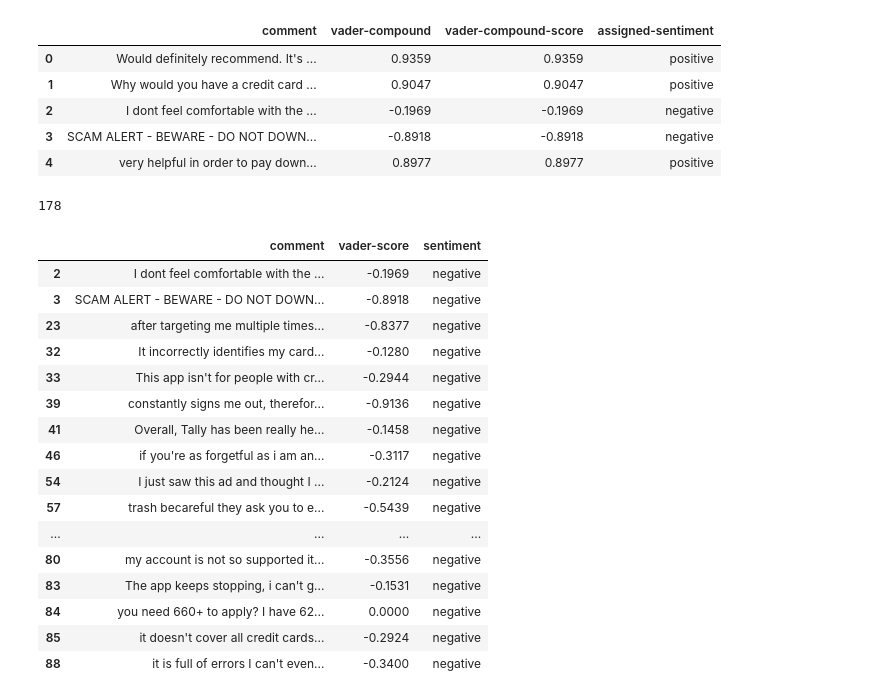
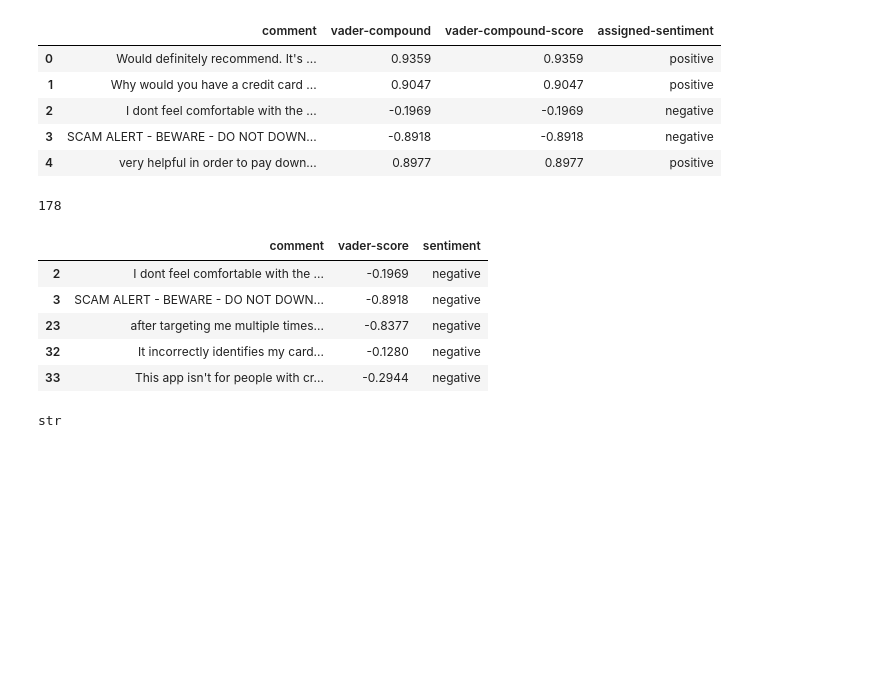
Before and after one commit to shashwatx/ps-miner, a Jupyter notebook: notebooks/SentimentAnalysis.ipynb, the cells around one changed output. Cells and saved outputs as stored; diff of their text form; code cells hidden in the pictures; blank space fills up the shorter version.

```diff
--- a/notebooks/SentimentAnalysis.ipynb
+++ b/notebooks/SentimentAnalysis.ipynb
@@ -75,23 +75,15 @@ negativeReviews=reviews[reviews['assigned-sentiment']=='negative']
 # %%
 len(negatives)
 pd.set_option('display.max_colwidth', -1)
-negatives.head(20)
+negatives.head(5)
+textSeq=''.join(negatives['comment'])
+type(textSeq)
 # %% [output]
 178
 |  | comment | vader-score | sentiment |
 | 2 | I dont feel comfortable with the ... | -0.1969 | negative |
 | 3 | SCAM ALERT - BEWARE - DO NOT DOWN... | -0.8918 | negative |
 | 23 | after targeting me multiple times... | -0.8377 | negative |
 | 32 | It incorrectly identifies my card... | -0.1280 | negative |
 | 33 | This app isn't for people with cr... | -0.2944 | negative |
-| 39 | constantly signs me out, therefor... | -0.9136 | negative |
-| 41 | Overall, Tally has been really he... | -0.1458 | negative |
-| 46 | if you're as forgetful as i am an... | -0.3117 | negative |
-| 54 | I just saw this ad and thought I ... | -0.2124 | negative |
-| 57 | trash becareful they ask you to e... | -0.5439 | negative |
-| ... | ... | ... | ... |
-| 80 | my account is not so supported it... | -0.3556 | negative |
-| 83 | The app keeps stopping, i can't g... | -0.1531 | negative |
-| 84 | you need 660+ to apply? I have 62... | 0.0000 | negative |
-| 85 | it doesn't cover all credit cards... | -0.2924 | negative |
-| 88 | it is full of errors I can't even... | -0.3400 | negative |
+str
```
Also changed, not shown: parts of 2 cells of this notebook, 2 other files.
